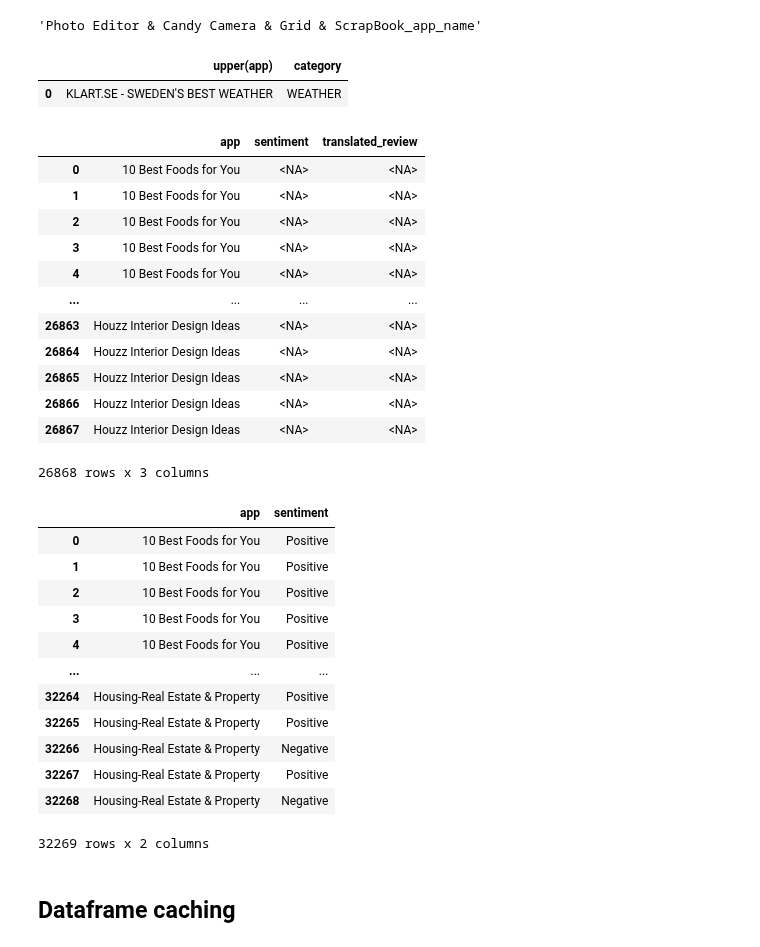
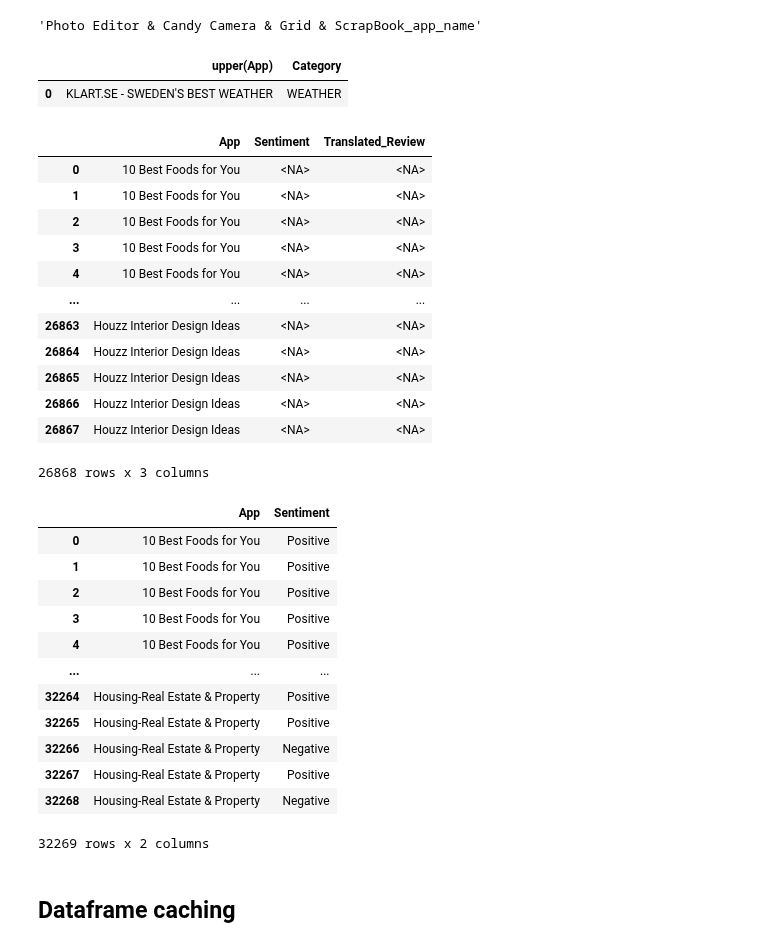
Before and after one commit to mindsdb/dfsql, a Jupyter notebook: testdrive.ipynb, the cells around one changed output. Cells and saved outputs as stored; diff of their text form; code cells hidden in the pictures.

```diff
--- a/testdrive.ipynb
+++ b/testdrive.ipynb
@@ -394,14 +397,14 @@ tdf[0]
 # %% [output]
 'Photo Editor & Candy Camera & Grid & ScrapBook_app_name'
 # %%
-ds.query("SELECT upper(app), category FROM googleplaystore WHERE app LIKE \".*best.*\" LIMIT 5")
+ds.query("SELECT upper(App), Category FROM googleplaystore WHERE App LIKE \".*best.*\" LIMIT 5")
 # %% [output]
-|  | upper(app) | category |
+|  | upper(App) | Category |
 | 0 | KLART.SE - SWEDEN'S BEST WEATHER | WEATHER |
 # %%
-ds.query("SELECT app, sentiment, translated_review FROM googleplaystore_user_reviews WHERE translated_review IS NULL")
+ds.query("SELECT App, Sentiment, Translated_Review FROM googleplaystore_user_reviews WHERE Translated_Review IS NULL")
 # %% [output]
-|  | app | sentiment | translated_review |
+|  | App | Sentiment | Translated_Review |
 | 0 | 10 Best Foods for You | <NA> | <NA> |
 | 1 | 10 Best Foods for You | <NA> | <NA> |
 | 2 | 10 Best Foods for You | <NA> | <NA> |
@@ -415,9 +418,9 @@ ds.query("SELECT app, sentiment, translated_review FROM googleplaystore_user_rev
 | 26867 | Houzz Interior Design Ideas | <NA> | <NA> |
 26868 rows x 3 columns
 # %%
-ds.query("SELECT app, sentiment FROM googleplaystore_user_reviews WHERE sentiment IN ('Positive', 'Negative')")
+ds.query("SELECT App, Sentiment FROM googleplaystore_user_reviews WHERE Sentiment IN ('Positive', 'Negative')")
 # %% [output]
-|  | app | sentiment |
+|  | App | Sentiment |
 | 0 | 10 Best Foods for You | Positive |
 | 1 | 10 Best Foods for You | Positive |
 | 2 | 10 Best Foods for You | Positive |
```
Also changed, not shown: parts of 19 cells of this notebook, 1 other file.
